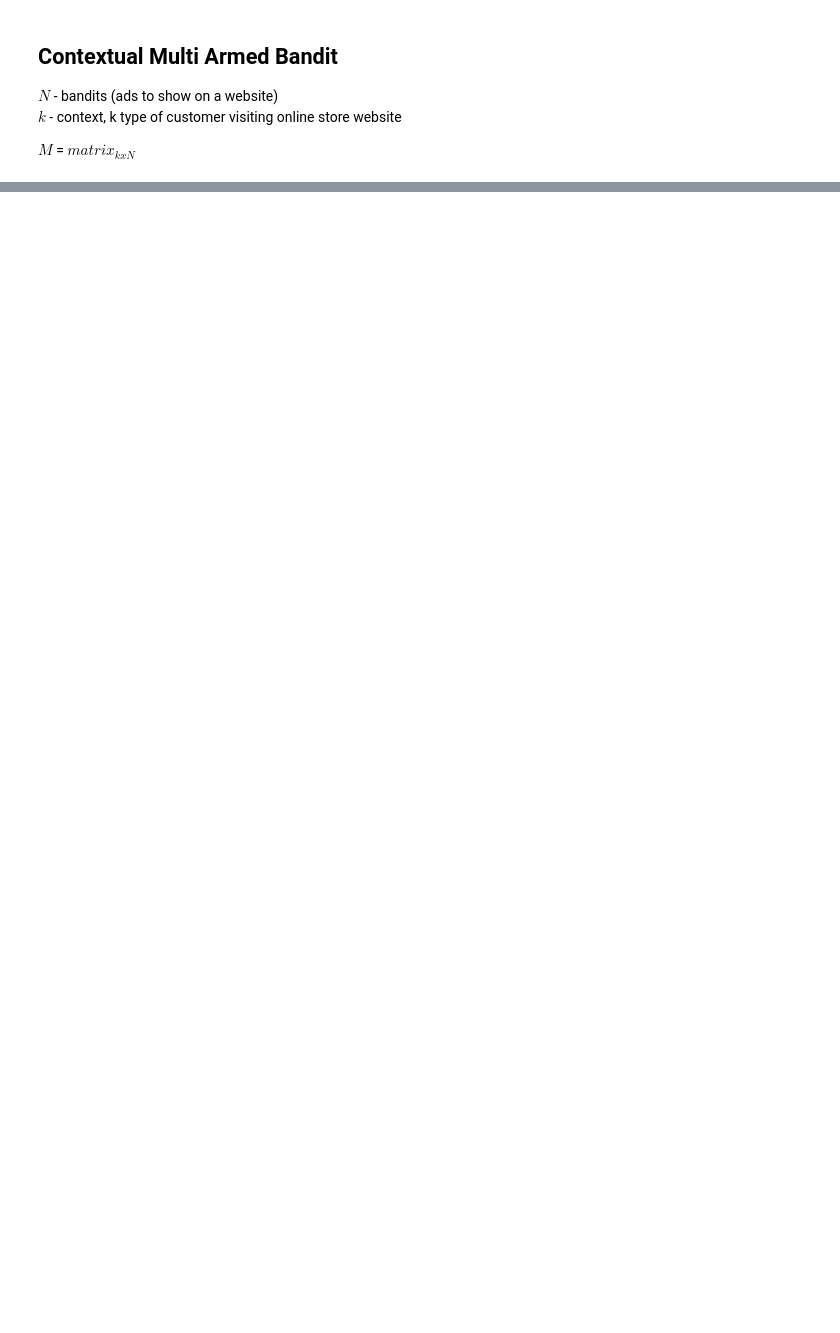
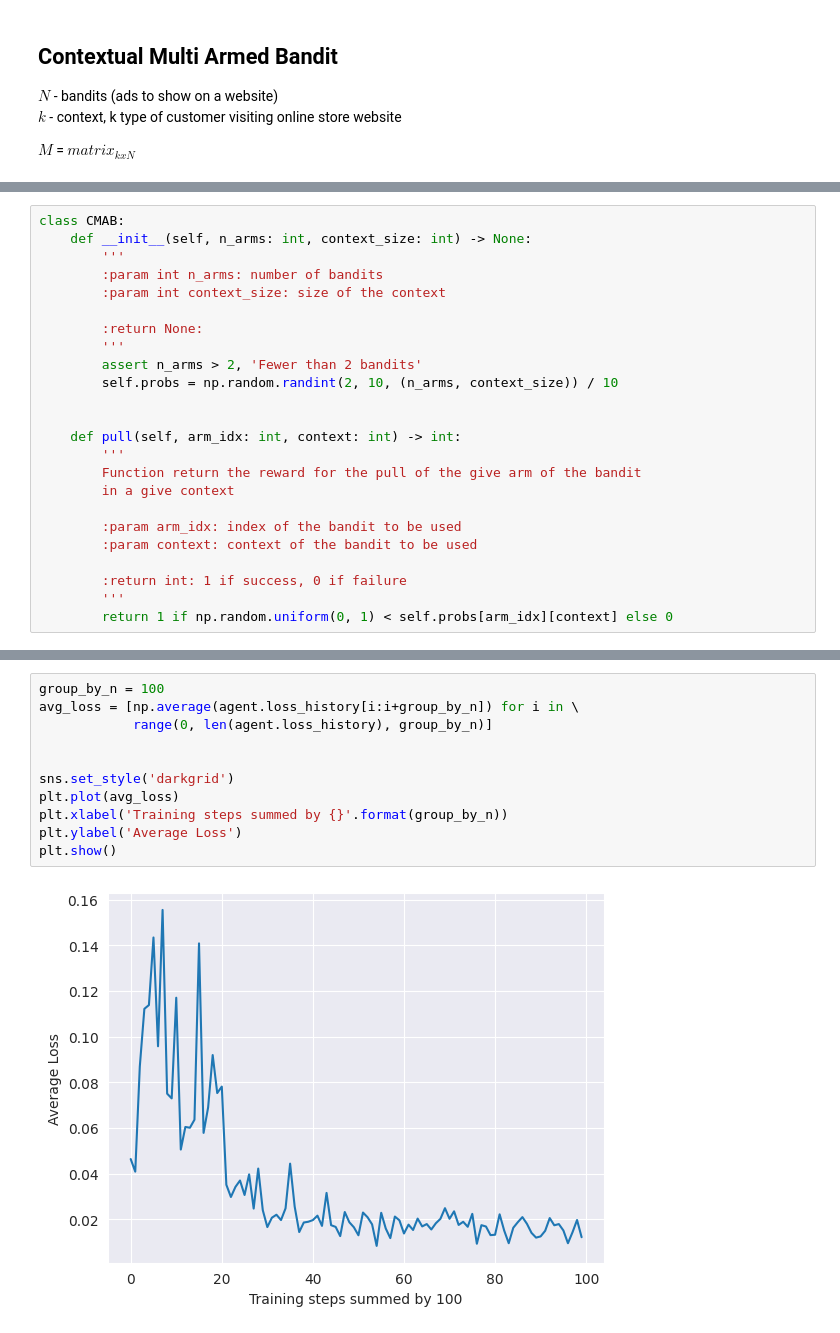
Before and after one commit to stethbo/multi-armed-bandit, a Jupyter notebook: src/cMAB.ipynb, the cells around one changed output, grey strips where cells are left out. Cells and saved outputs as stored; diff of their text form; blank space fills up the shorter version.

```diff
--- a/src/cMAB.ipynb
+++ b/src/cMAB.ipynb
@@ -61 +48,25 @@ tensor(6)
+# %%
+class CMAB:
+    def __init__(self, n_arms: int, context_size: int) -> None:
+        '''
+        :param int n_arms: number of bandits
+        :param int context_size: size of the context
+
+        :return None:
+        '''
+        assert n_arms > 2, 'Fewer than 2 bandits'
+        self.probs = np.random.randint(2, 10, (n_arms, context_size)) / 10
+
+
+    def pull(self, arm_idx: int, context: int) -> int:
+        '''
+        Function return the reward for the pull of the give arm of the bandit
+        in a give context
+
+        :param arm_idx: index of the bandit to be used
+        :param context: context of the bandit to be used
+
+        :return int: 1 if success, 0 if failure
+        '''
+        return 1 if np.random.uniform(0, 1) < self.probs[arm_idx][context] else 0
 # %%
@@ -116,0 +152,13 @@ class Agent:
+# %%
+group_by_n = 100
+avg_loss = [np.average(agent.loss_history[i:i+group_by_n]) for i in \
+            range(0, len(agent.loss_history), group_by_n)]
+
+
+sns.set_style('darkgrid')
+plt.plot(avg_loss)
+plt.xlabel('Training steps summed by {}'.format(group_by_n))
+plt.ylabel('Average Loss')
+plt.show()
+# %% [output]
+[figure, added]
```
Also changed, not shown: parts of 10 cells of this notebook, 1 other file.
